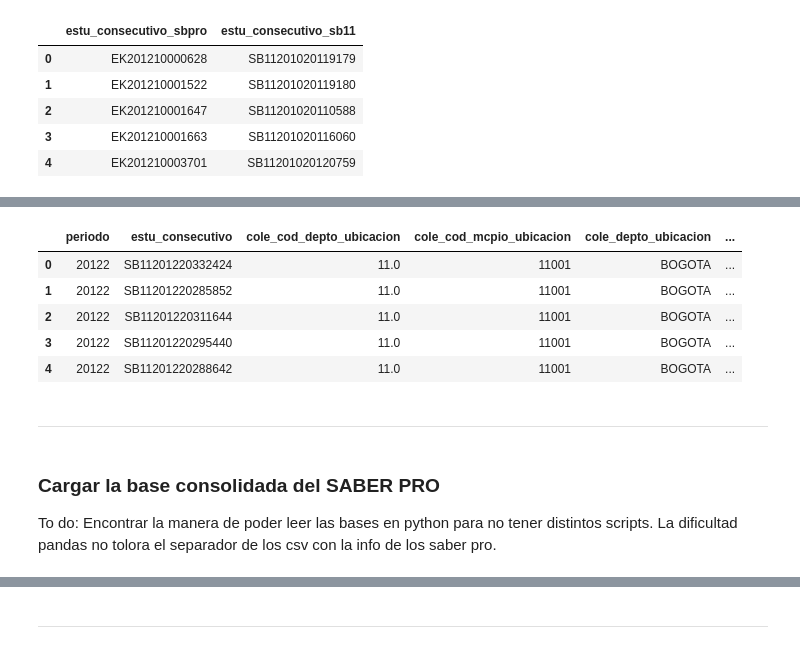
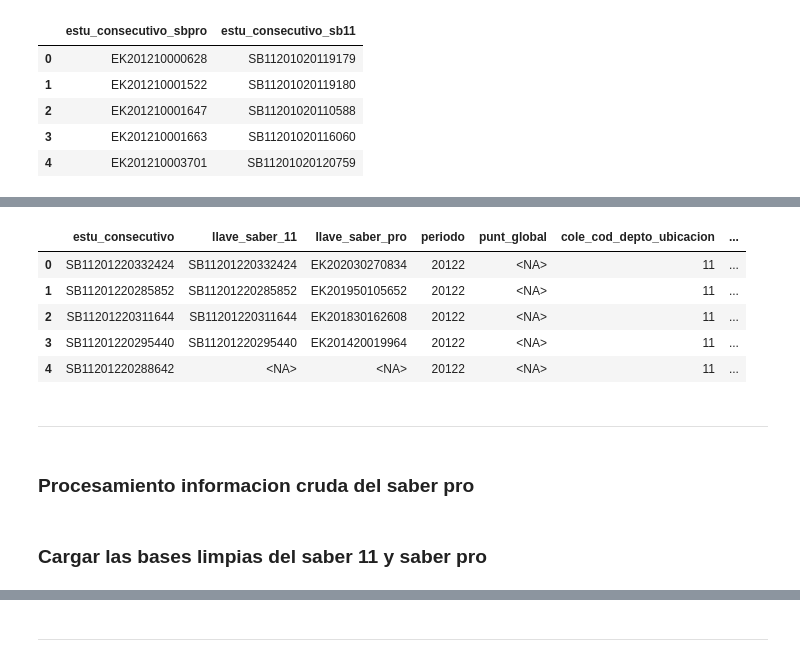
Before and after one commit to MaxgAtenea/ICFES, a Jupyter notebook: src/procesamiento_bases.ipynb, the cells around one changed output, grey strips where cells are left out. Cells and saved outputs as stored; diff of their text form; code cells hidden in the pictures.

```diff
--- a/src/procesamiento_bases.ipynb
+++ b/src/procesamiento_bases.ipynb
@@ -76,5 +79,8 @@ import glob
 #Archivo con constantes
 import constants
+# %%
+#Codigo DANE de Bogota
+COD_MCIPIO_BOGOTA = 11001
 # %% [markdown]
 ### Lectura de las llaves para cruzar el saber pro con el saber 11
 # %%
@@ -111,6 +115,7 @@ cols_before_20142 = constants.cols_sb11before_20142
 #Variables a seleccionar del saber 11 despues del 2014-2 (inclusive)
 cols_after_20142 = constants.cols_sb11after_20142
 # %%
+#lista para guardar los dataframes
 data_list = []
 
 #Leer los archivos del saber 11 antes del 2014-2
@@ -138,21 +143,12 @@ sb11 = pd.concat(data_list, ignore_index=True)
 sb11["cole_cod_mcpio_ubicacion"] = sb11["cole_cod_mcpio_ubicacion"].astype("Int64")
 
 #Quedarse con las observaciones del saber 11 que corresponden a Bogota
-sb11 = sb11[sb11["cole_cod_mcpio_ubicacion"] == cod_mcpio_BOGOTA]
+sb11 = sb11[sb11["cole_cod_mcpio_ubicacion"] == COD_MCIPIO_BOGOTA]
 sb11 = sb11.sort_values(by="periodo")
 sb11 = sb11.reset_index(drop=True)
 
 del data_list
 del data_temp
-# %%
-sb11.head()
-# %% [output]
-|  | periodo | estu_consecutivo | cole_cod_depto_ubicacion | cole_cod_mcpio_ubicacion | cole_depto_ubicacion | ... |
-| 0 | 20122 | SB11201220332424 | 11.0 | 11001 | BOGOTA | ... |
-| 1 | 20122 | SB11201220285852 | 11.0 | 11001 | BOGOTA | ... |
-| 2 | 20122 | SB11201220311644 | 11.0 | 11001 | BOGOTA | ... |
-| 3 | 20122 | SB11201220295440 | 11.0 | 11001 | BOGOTA | ... |
-| 4 | 20122 | SB11201220288642 | 11.0 | 11001 | BOGOTA | ... |
 # %%
 #Añadir a sb11 las 2 llaves para cruzar el saber 11 con el saber pro
 #estu_consecutivo_sb11: llave del saber 11
@@ -160,7 +156,7 @@ sb11.head()
 base_sb11 = pd.merge(
     sb11,
     llaves,
-    how = "inner",
+    how = "left", #por completitud de la informacion usamos left merge
     left_on = "estu_consecutivo",
     right_on = "estu_consecutivo_sb11")
 
@@ -170,5 +166,22 @@ base_sb11.rename(columns={"estu_consecutivo_sb11":"llave_saber_11"},inplace=True
 del sb11
 del llaves
 # %%
-#Guardar el dataframe como un archivo csv en la carpeta SABER11_cleaned
-base_sb11.to_csv("../data/SABER11_cleaned/base_sb11.csv", index=False)
+#reorganizamos las columnas
+base_sb11 = base_sb11[constants.cols_sb11]
+
+#parse las columnas a los tipos de variables adecuados
+for col, dtype in constants.dtype_mapping_saber11.items():
+    if col in base_sb11.columns:
+        try:
+            base_sb11[col] = base_sb11[col].astype(dtype)
+        except Exception as e:
+            print(f"No se pudo convertir la columna {col} a {dtype}: {e}")
+# %%
+base_sb11.head()
+# %% [output]
+|  | estu_consecutivo | llave_saber_11 | llave_saber_pro | periodo | punt_global | cole_cod_depto_ubicacion | ... |
+| 0 | SB11201220332424 | SB11201220332424 | EK202030270834 | 20122 | <NA> | 11 | ... |
+| 1 | SB11201220285852 | SB11201220285852 | EK201950105652 | 20122 | <NA> | 11 | ... |
+| 2 | SB11201220311644 | SB11201220311644 | EK201830162608 | 20122 | <NA> | 11 | ... |
+| 3 | SB11201220295440 | SB11201220295440 | EK201420019964 | 20122 | <NA> | 11 | ... |
+| 4 | SB11201220288642 | <NA> | <NA> | 20122 | <NA> | 11 | ... |
@@ -175,6 +191,4 @@ base_sb11.to_csv("../data/SABER11_cleaned/base_sb11.csv", index=False)
 # %% [markdown]
 -----
-# %% [markdown]
-### Cargar la base consolidada del SABER PRO
-To do: Encontrar la manera de poder leer las bases en python para no tener distintos scripts.
-La dificultad pandas no tolora el separador de los csv con la info de los saber pro.
+# %% [markdown]
+### Procesamiento informacion cruda del saber pro
@@ -181 +288,3 @@ La dificultad pandas no tolora el separador de los csv con la info de los saber
+# %% [markdown]
+### Cargar las bases limpias del saber 11 y saber pro
 # %%
```
Also changed, not shown: parts of 29 cells of this notebook, 2 other files.
